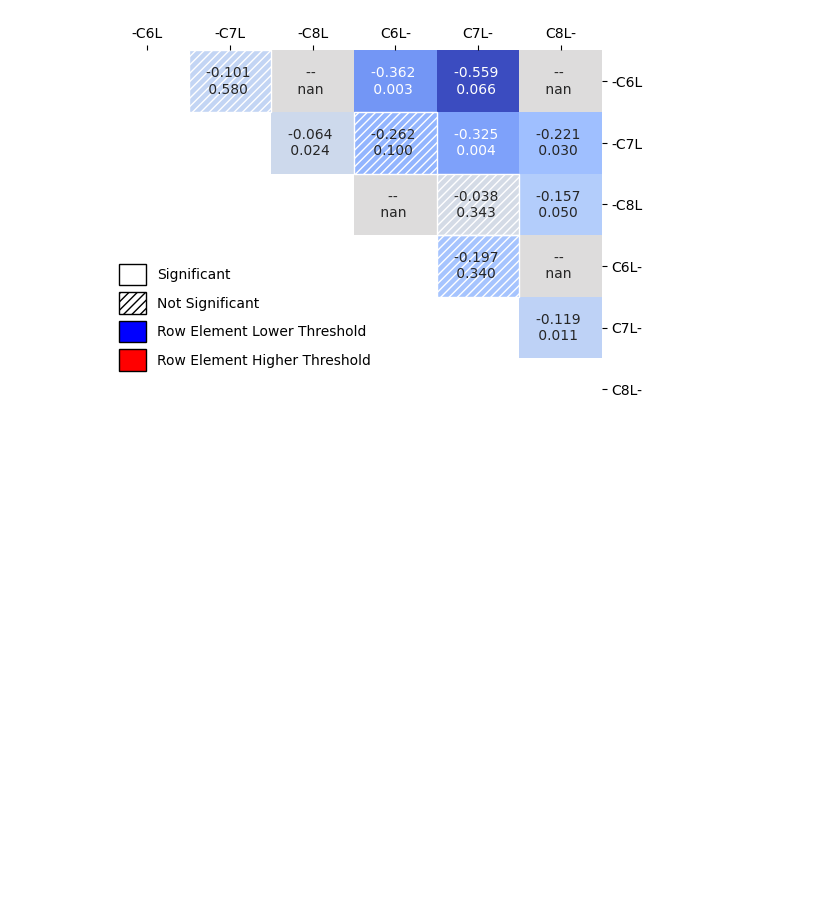
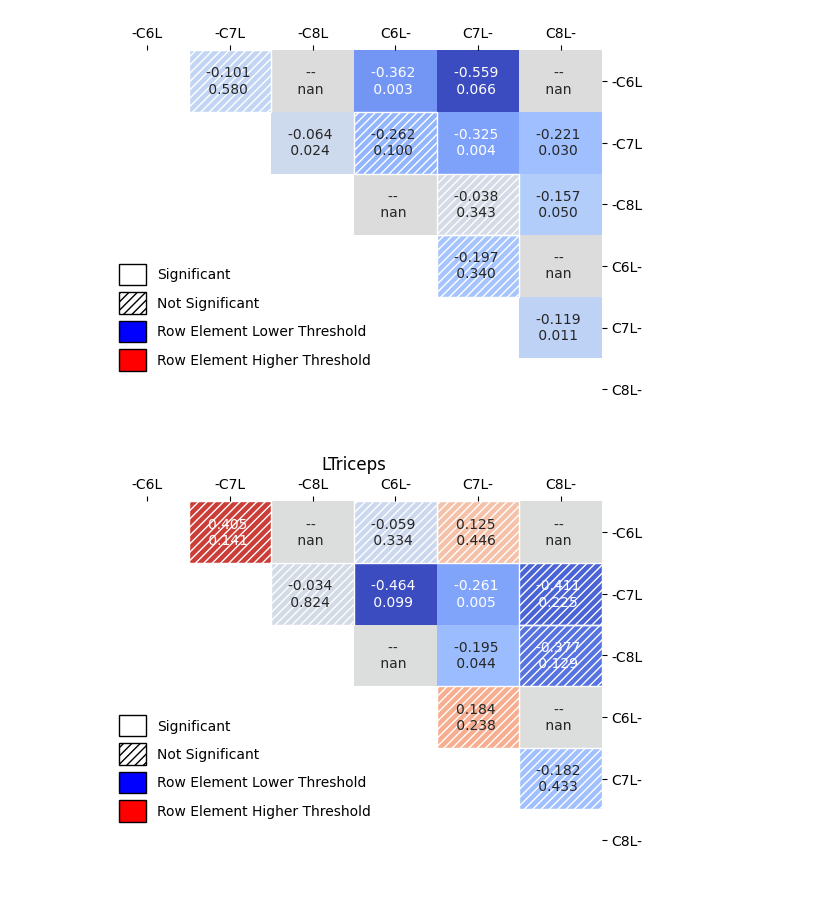
Before and after one commit to hbmep/rat-mapping, a Jupyter notebook: notebooks/J_SHAP/processed_data.ipynb, the cells around one changed output. Cells and saved outputs as stored; diff of their text form; code cells hidden in the pictures; blank space fills up the shorter version.

```diff
--- a/notebooks/J_SHAP/processed_data.ipynb
+++ b/notebooks/J_SHAP/processed_data.ipynb
@@ -40,6 +43,11 @@ a = posterior_samples['a']
 # %%
 ind = [0,1,2,3,7,12]
 labs = [compound_positions_inv[i] for i in ind]
+
+if musc_ind == 6:
+    musc = "All Muscles"
+else:
+    musc = model.response[musc_ind]
 
 ### ACTUAL CALCULATION
 a_test = a[:,:,ind,...]
@@ -55,14 +63,7 @@ test = stats.ttest_1samp(t, popmean=0, alternative="two-sided", axis=(0))
 p_mean = t.mean(axis=0)
 ### GET P VALUES
 p = test.pvalue
-### MASK NANs
-# p_mean = p_mean[~p_mean.mask]
-# p_mean = p_mean.reshape(len(ind),len(ind))
 
-### GET VALUES WE WANT TO PLOT
-# p_ = p[ind, :][:, ind]
-
-#FOR ANNOTATION
 data = []
 for ind_i, i in enumerate(p):
     for ind_j, j in enumerate(i):
@@ -77,11 +78,6 @@ mask2 = np.tril(np.ones_like(mask2)).astype(bool)
 #CORRECT LABELS
 labels = np.array(labs)
 labels = labels.astype('U20')
-
-# if contact_ind == 0:
-#     labels[ind] = labels[ind]
-# else:
-#     labels[ind] = np.char.add(labels[ind],"-M")
 
 #PLOT
 ax=sns.heatmap(p_mean, xticklabels=labels, yticklabels=labels,annot=data,fmt = '',center = 0, cmap = "coolwarm",cbar = False, mask = mask2)
@@ -108,6 +104,6 @@ ax.legend(handles=handles, loc='lower left', bbox_to_anchor=(0, .1),
 ax.tick_params(left= False,labelleft = False, bottom= False,labelbottom= False,right=True, top=True, labelright=True, labeltop=True, labelrotation=0)
 
 ax.yaxis.tick_right()
-# ax.title.set_text(f"{contacts[contact_ind]}polar - Size: {size[size_ind]}")
+ax.title.set_text(f"{musc}")
 # %% [output]
 [figure]
@@ -113,0 +195,4 @@ ax.yaxis.tick_right()
+# %%
+threshold_plot(5)
+# %% [output]
+[figure, added]
```
Also changed, not shown: parts of 3 cells of this notebook, 1 other file.
